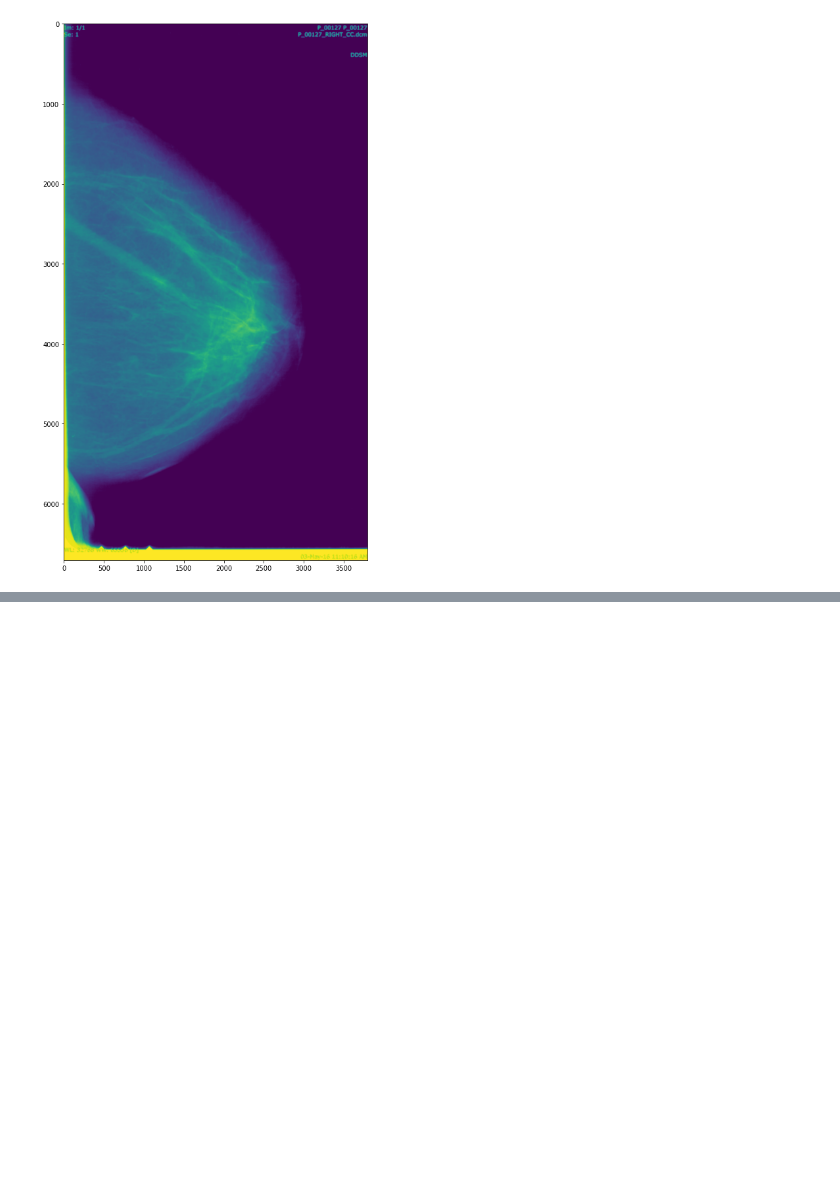
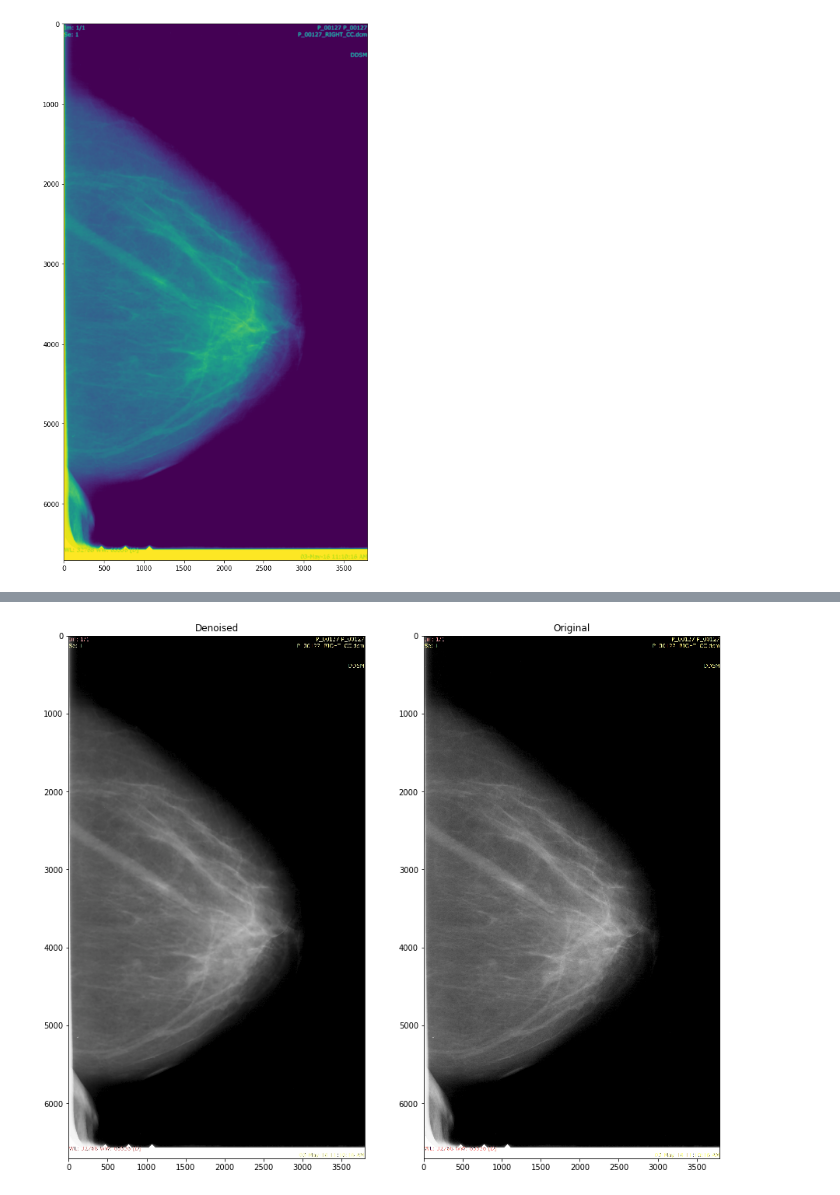
Before and after one commit to satyajitghana/MachineLearningProjects, a Jupyter notebook: BreastCancerDetection/MedicalFeatureExtraction.ipynb, the cells around one changed output, grey strips where cells are left out. Saved outputs shown, nothing was run; the diff lists cells and outputs as text; code cells hidden in the pictures; blank space fills up the shorter version.

```diff
--- a/BreastCancerDetection/MedicalFeatureExtraction.ipynb
+++ b/BreastCancerDetection/MedicalFeatureExtraction.ipynb
@@ -39,0 +49,7 @@ plt.show()
+# %%
+plt.figure(figsize=(15, 15))
+plt.subplot(121),plt.imshow(dst), plt.title('Denoised')
+plt.subplot(122),plt.imshow(img), plt.title('Original')
+plt.show()
+# %% [output]
+[figure, added]
```
Also changed, not shown: parts of 10 cells of this notebook, 2 other files.
